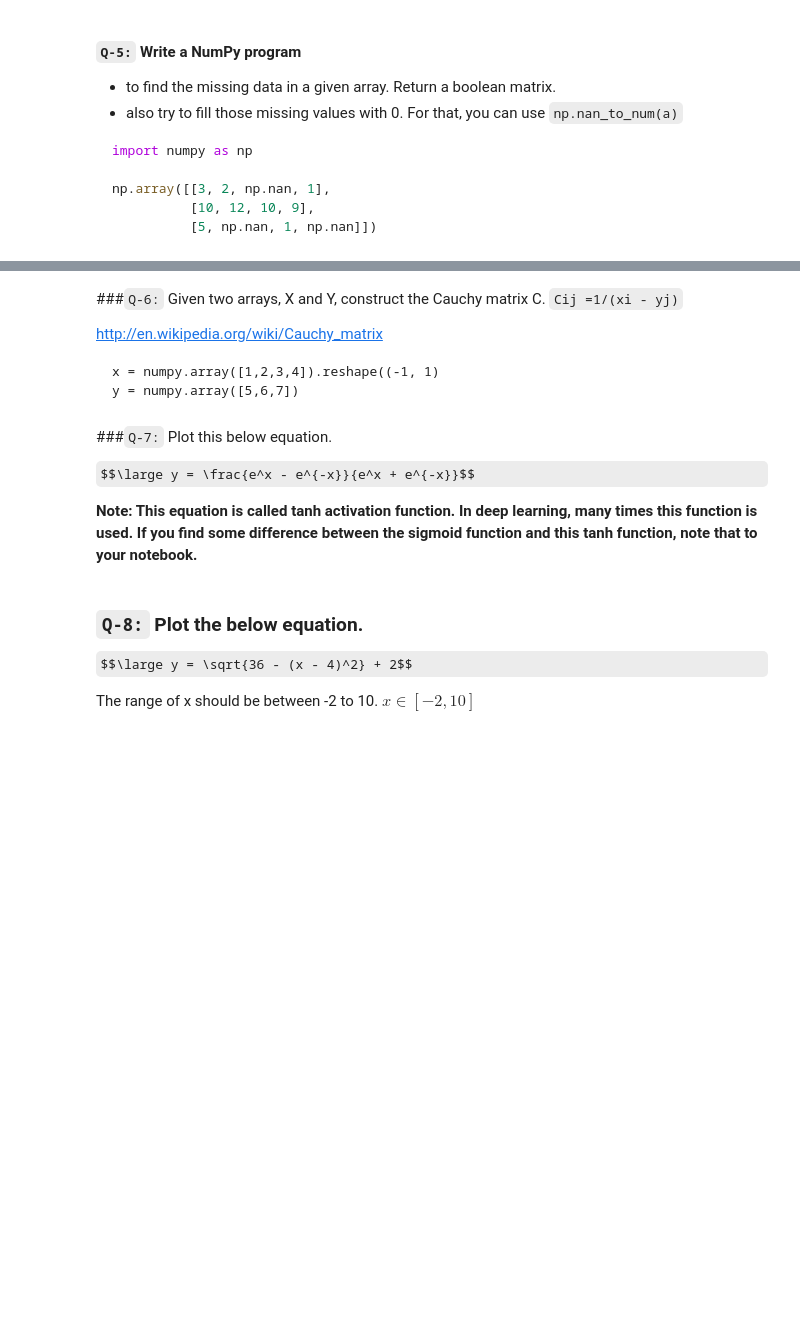
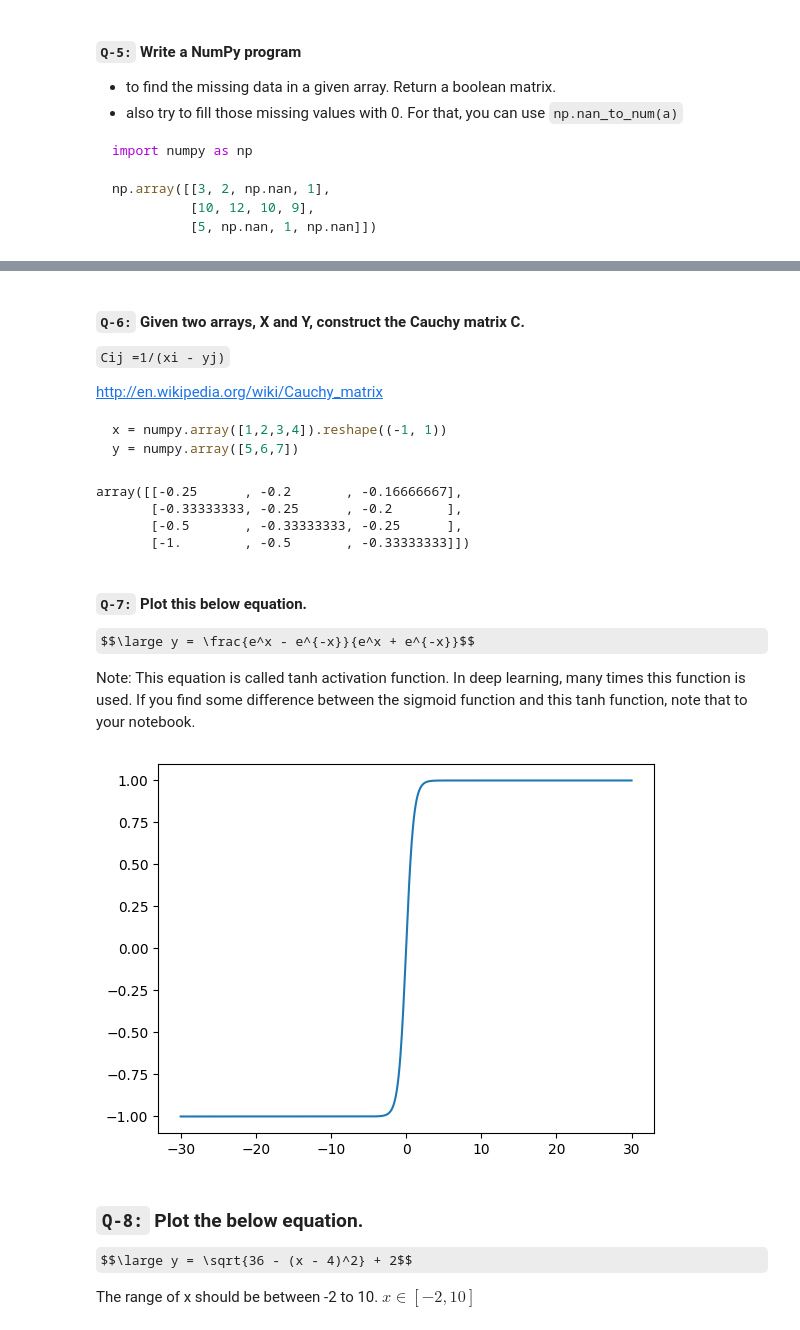
Before and after one commit to Shriram-Vibhute/CampusX-DSMP2.0, a Jupyter notebook: NumPy/Task 14 - NumPy Advanced.ipynb, the cells around one changed output, grey strips where cells are left out. Saved outputs shown, nothing was run; the diff lists cells and outputs as text; code cells hidden in the pictures; some formulas as TeX source; blank space fills up the shorter version.

Commit message:
Submitted task 14 on Advanced Numpy

````diff
--- a/NumPy/Task 14 - NumPy Advanced.ipynb
+++ b/NumPy/Task 14 - NumPy Advanced.ipynb
@@ -101,9 +109,9 @@ np.array([[3, 2, np.nan, 1],
 # %% [markdown]
-###`Q-6:` Given two arrays, X and Y, construct the Cauchy matrix C.
+#### `Q-6:` Given two arrays, X and Y, construct the Cauchy matrix C.
 `Cij =1/(xi - yj)`
 
 http://en.wikipedia.org/wiki/Cauchy_matrix
-```
-x = numpy.array([1,2,3,4]).reshape((-1, 1)
+```Python
+x = numpy.array([1,2,3,4]).reshape((-1, 1))
 y = numpy.array([5,6,7])
 ```
@@ -112,6 +118,16 @@ y = numpy.array([5,6,7])
+# %%
+x = np.array([1,2,3,4]).reshape((-1, 1))
+y = np.array([5,6,7])
+
+1 / (x - y)
+# %% [output]
+array([[-0.25      , -0.2       , -0.16666667],
+       [-0.33333333, -0.25      , -0.2       ],
+       [-0.5       , -0.33333333, -0.25      ],
+       [-1.        , -0.5       , -0.33333333]])
 # %% [markdown]
-###`Q-7:` Plot this below equation.
+#### `Q-7:` Plot this below equation.
 
 $$\large y = \frac{e^x - e^{-x}}{e^x + e^{-x}}$$
 
-**Note: This equation is called tanh activation function. In deep learning, many times this function is used. If you find some difference between the sigmoid function and this tanh function, note that to your notebook.**
+Note: This equation is called tanh activation function. In deep learning, many times this function is used. If you find some difference between the sigmoid function and this tanh function, note that to your notebook.
@@ -120,3 +134,13 @@ $$\large y = \frac{e^x - e^{-x}}{e^x + e^{-x}}$$
+# %%
+import matplotlib.pyplot as plt
+
+x = np.linspace(-30, 30, 1000)
+y = (np.exp(x) - np.exp(-x)) / (np.exp(x) + np.exp(-x))
+
+plt.plot(x,y)
+plt.show()
+# %% [output]
+[figure, added]
 # %% [markdown]
 ### `Q-8:` Plot the below equation.
 
````
Also changed, not shown: parts of 10 cells of this notebook.
